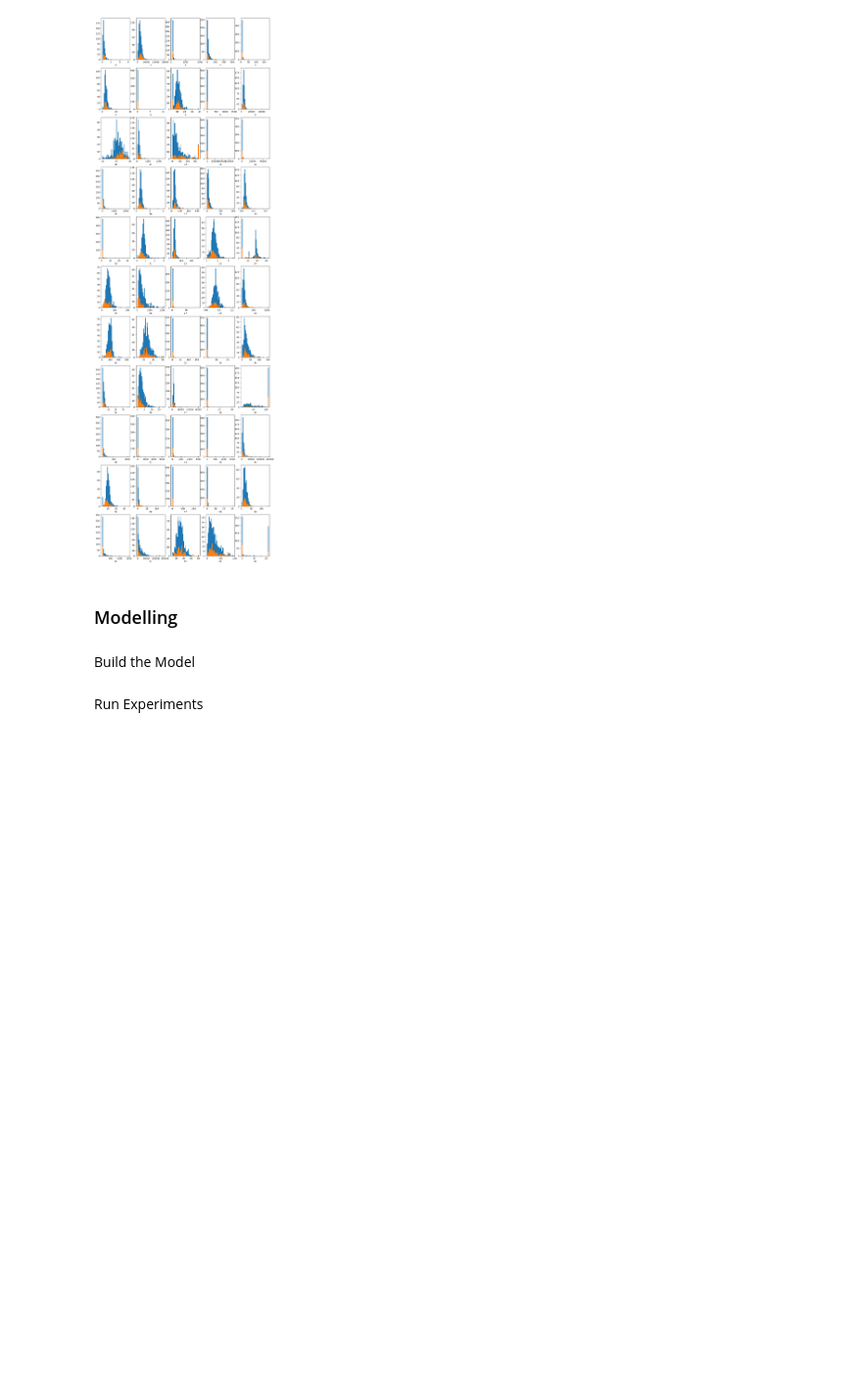
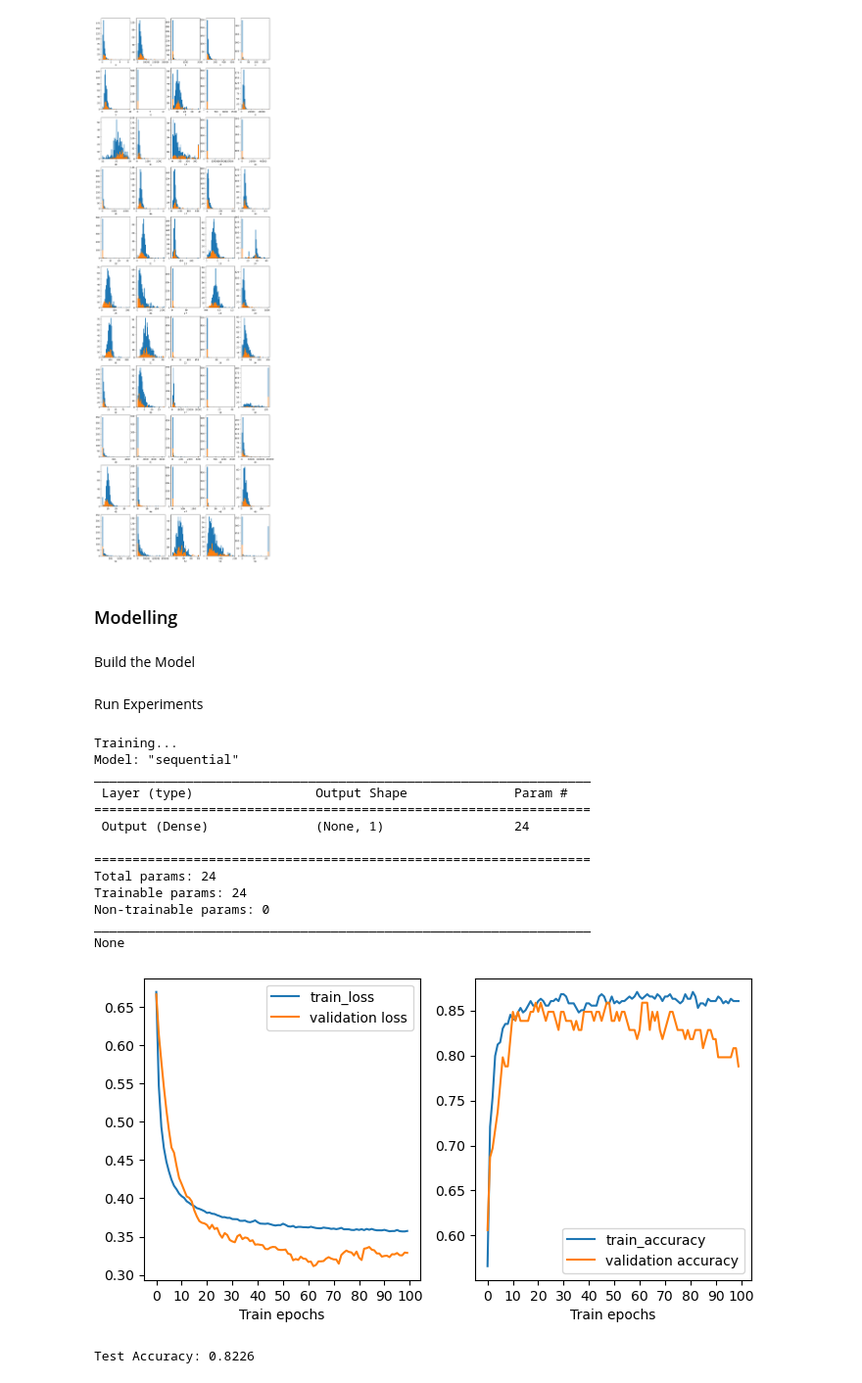
Before and after one commit to rennsport/mids-207-project, a Jupyter notebook: wip/FFNN_TT.ipynb, the cells around one changed output. Shown at 98% size. Cells and saved outputs as stored; diff of their text form; code cells hidden in the pictures; blank space fills up the shorter version.

```diff
--- a/wip/FFNN_TT.ipynb
+++ b/wip/FFNN_TT.ipynb
@@ -271,3 +290,27 @@ def train_and_evaluate(hidden_layer_sizes=[],
   test_accuracy = model.evaluate(x=X_test, y=Y_test, verbose=0,
                                  return_dict=True)['binary_accuracy']
   return test_accuracy
+# %%
+print('Test Accuracy: %1.4f' %train_and_evaluate(
+                       hidden_layer_sizes=[],
+                       activation='relu',
+                       optimizer='Adam',
+                       learning_rate=0.01,
+                       dropout_rate=0.1,
+                       num_epochs=100))
+# %% [output]
+Training...
+Model: "sequential"
+_________________________________________________________________
+ Layer (type)                Output Shape              Param #
+=================================================================
+ Output (Dense)              (None, 1)                 24
+
+=================================================================
+Total params: 24
+Trainable params: 24
+Non-trainable params: 0
+_________________________________________________________________
+None
+[figure, added]
+Test Accuracy: 0.8226
```
Also changed, not shown: parts of 13 cells of this notebook.
